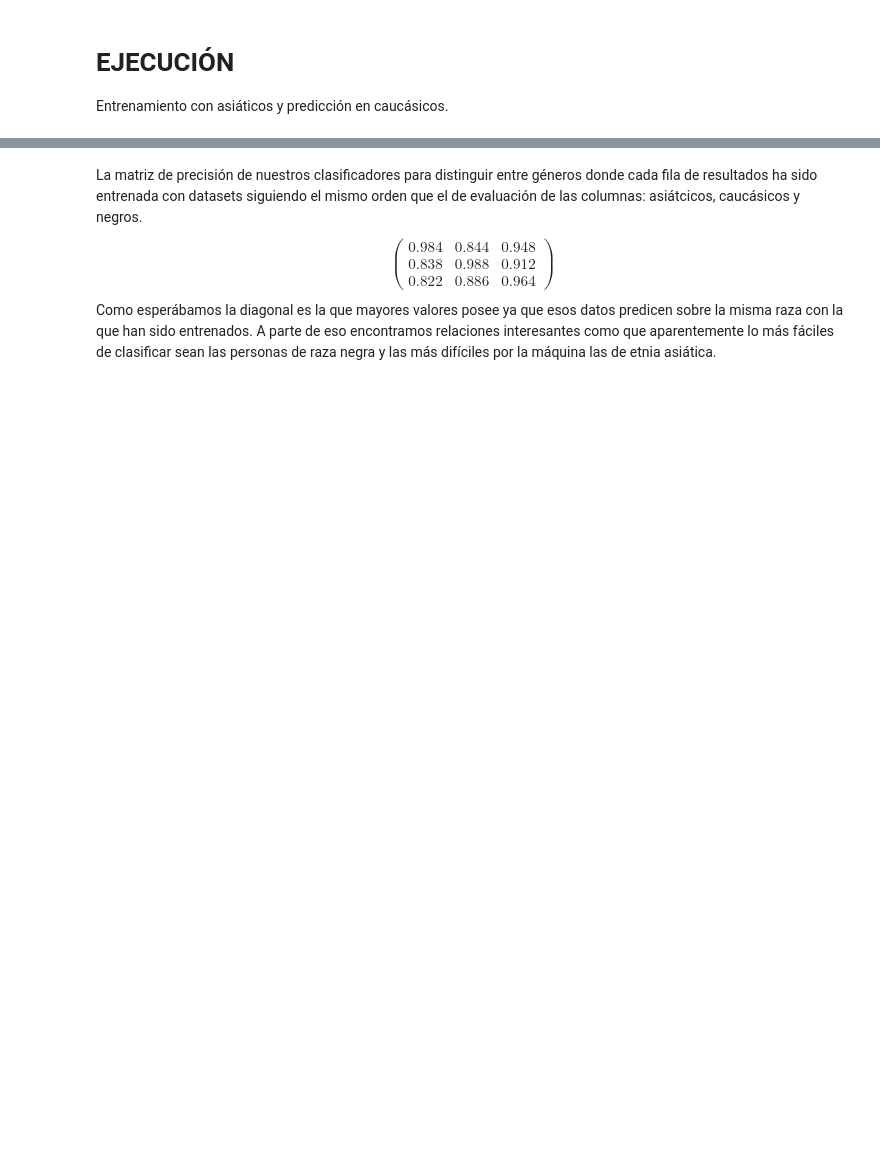
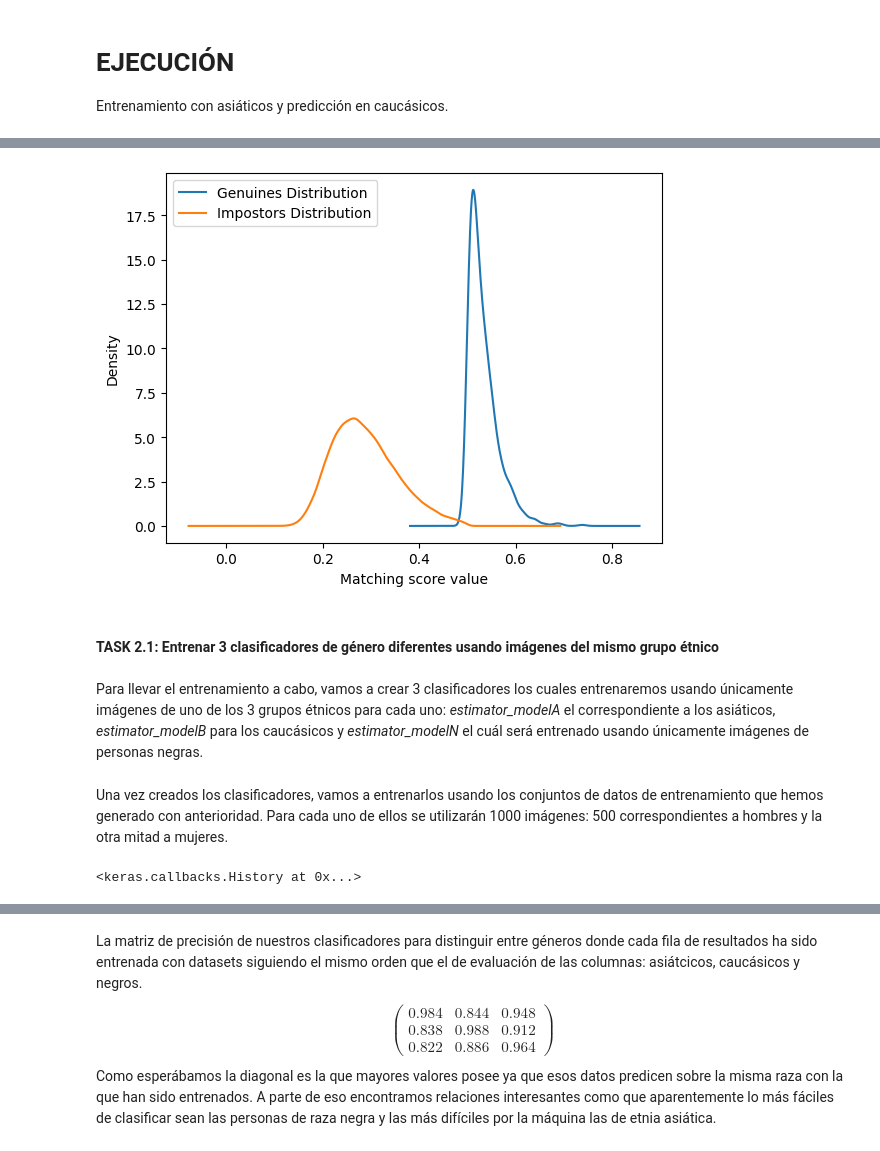
Before and after one commit to IkerVillegas/APPIB, a Jupyter notebook: Entregable.ipynb, the cells around one changed output, grey strips where cells are left out. Cells and saved outputs as stored; diff of their text form; code cells hidden in the pictures; blank space fills up the shorter version.

```diff
--- a/Entregable.ipynb
+++ b/Entregable.ipynb
@@ -356,0 +227,9 @@ with open("y_test_N.txt", "r") as f:
+# %%
+score_genuino_N, score_impostor_N = get_scores(x_test_N)
+curva_ROC(score_genuino_N,score_impostor_N)
+# %% [output]
+[figure, added]
+# %% [markdown]
+#### **TASK 2.1**: Entrenar 3 clasificadores de género diferentes usando imágenes del mismo grupo étnico
+# %% [markdown]
+Para llevar el entrenamiento a cabo, vamos a crear 3 clasificadores los cuales entrenaremos usando únicamente imágenes de uno de los 3 grupos étnicos para cada uno: _estimator_modelA_ el correspondiente a los asiáticos, _estimator_modelB_ para los caucásicos y _estimator_modelN_ el cuál será entrenado usando únicamente imágenes de personas negras.
@@ -356,0 +250,9 @@ with open("y_test_N.txt", "r") as f:
+# %% [markdown]
+Una vez creados los clasificadores, vamos a entrenarlos usando los conjuntos de datos de entrenamiento que hemos generado con anterioridad. Para cada uno de ellos se utilizarán 1000 imágenes: 500 correspondientes a hombres y la otra mitad a mujeres.
+# %%
+# Entrenamiento del clasificador
+estimator_modelA.fit(x_train_A, y_train_A) #grupo asiático
+estimator_modelB.fit(x_train_B, y_train_B)#grupo caucásico
+estimator_modelN.fit(x_train_N, y_train_N) #grupo negro
+# %% [output]
+<keras.callbacks.History at 0x...>
```
Also changed, not shown: parts of 44 cells of this notebook.
